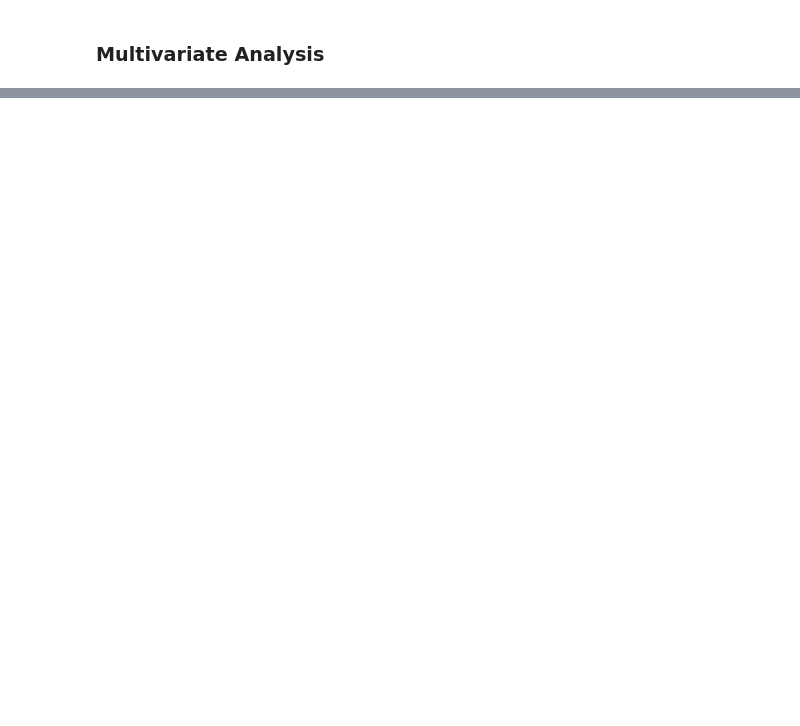
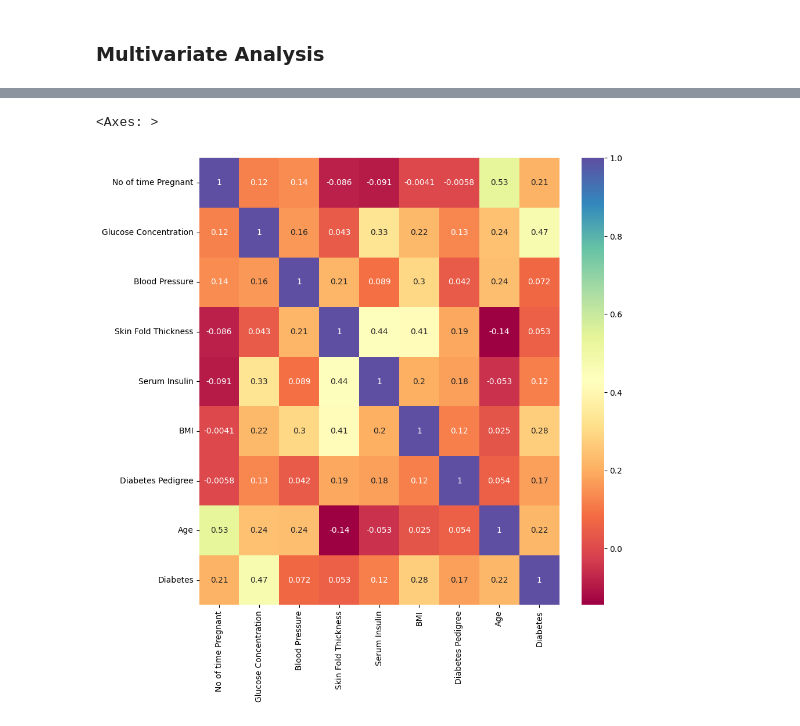
Before and after one commit to besideme95/Mini_Project, a Jupyter notebook: Talentlabs Exercise/Predictive Analytics Classification Diabetic.ipynb, the cells around one changed output, grey strips where cells are left out. Saved outputs shown, nothing was run; the diff lists cells and outputs as text; code cells hidden in the pictures; blank space fills up the shorter version.

```diff
--- a/Talentlabs Exercise/Predictive Analytics Classification Diabetic.ipynb
+++ b/Talentlabs Exercise/Predictive Analytics Classification Diabetic.ipynb
@@ -257,0 +295,19 @@ sns.scatterplot(x='glucose_concentration',y='blood_pressure', data= df_train, hu
+# %%
+df_correlation = df_train.drop(columns='p_id')
+df_correlation = df_correlation.rename(columns={'no_times_pregnant': 'No of time Pregnant',
+                                                'glucose_concentration': 'Glucose Concentration',
+                                                'blood_pressure': 'Blood Pressure',
+                                                'skin_fold_thickness': 'Skin Fold Thickness',
+                                                'serum_insulin': 'Serum Insulin',
+                                                'bmi':'BMI',
+                                                'diabetes pedigree':'Diabetes Pedigree',
+                                                'age':'Age',
+                                                'diabetes':'Diabetes'})
+# %%
+# Heatmap for correlation
+correlation_matrix = df_correlation.corr()
+plt.figure(figsize=(10, 10))
+sns.heatmap(data = correlation_matrix, cmap = 'Spectral', annot = True)
+# %% [output]
+<Axes: >
+[figure, added]
```
Also changed, not shown: parts of 47 cells of this notebook.
